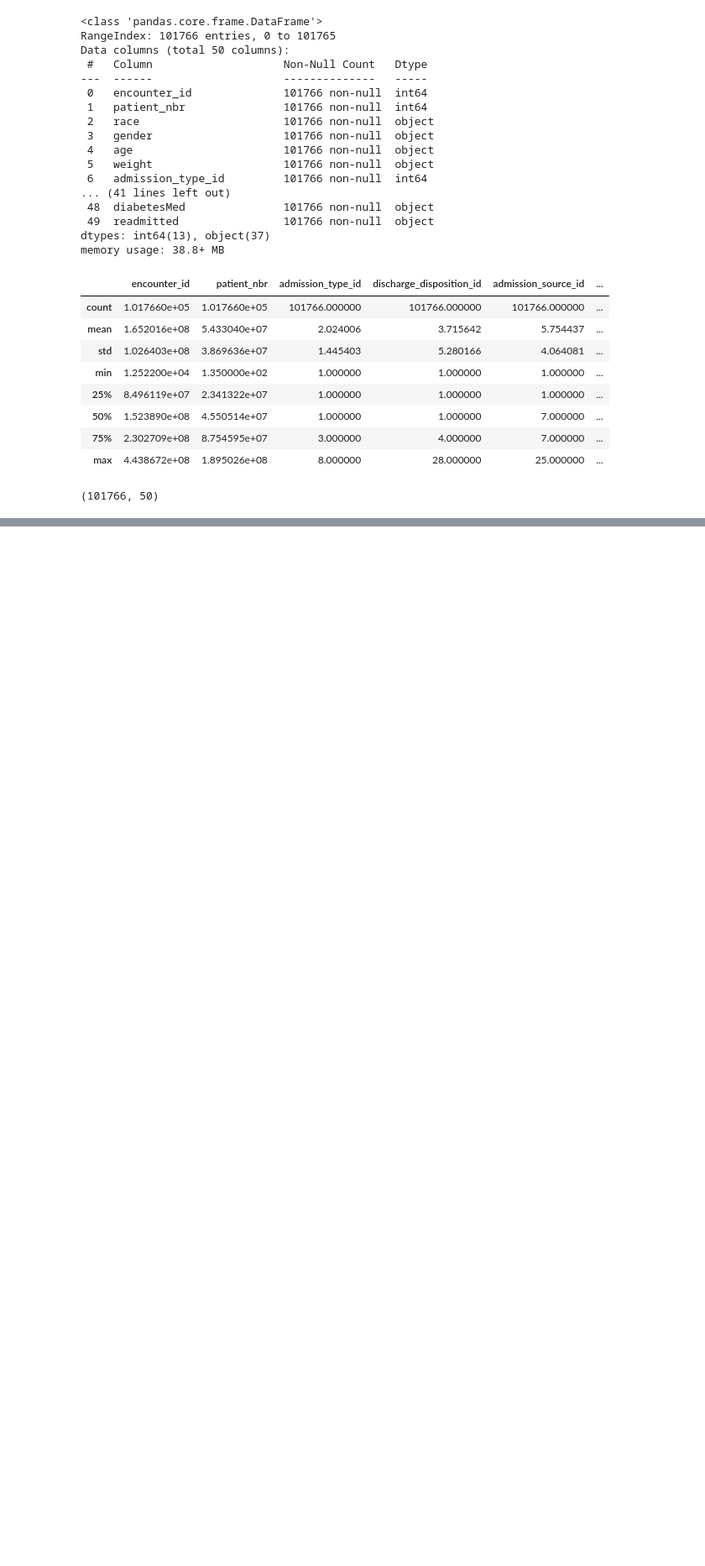
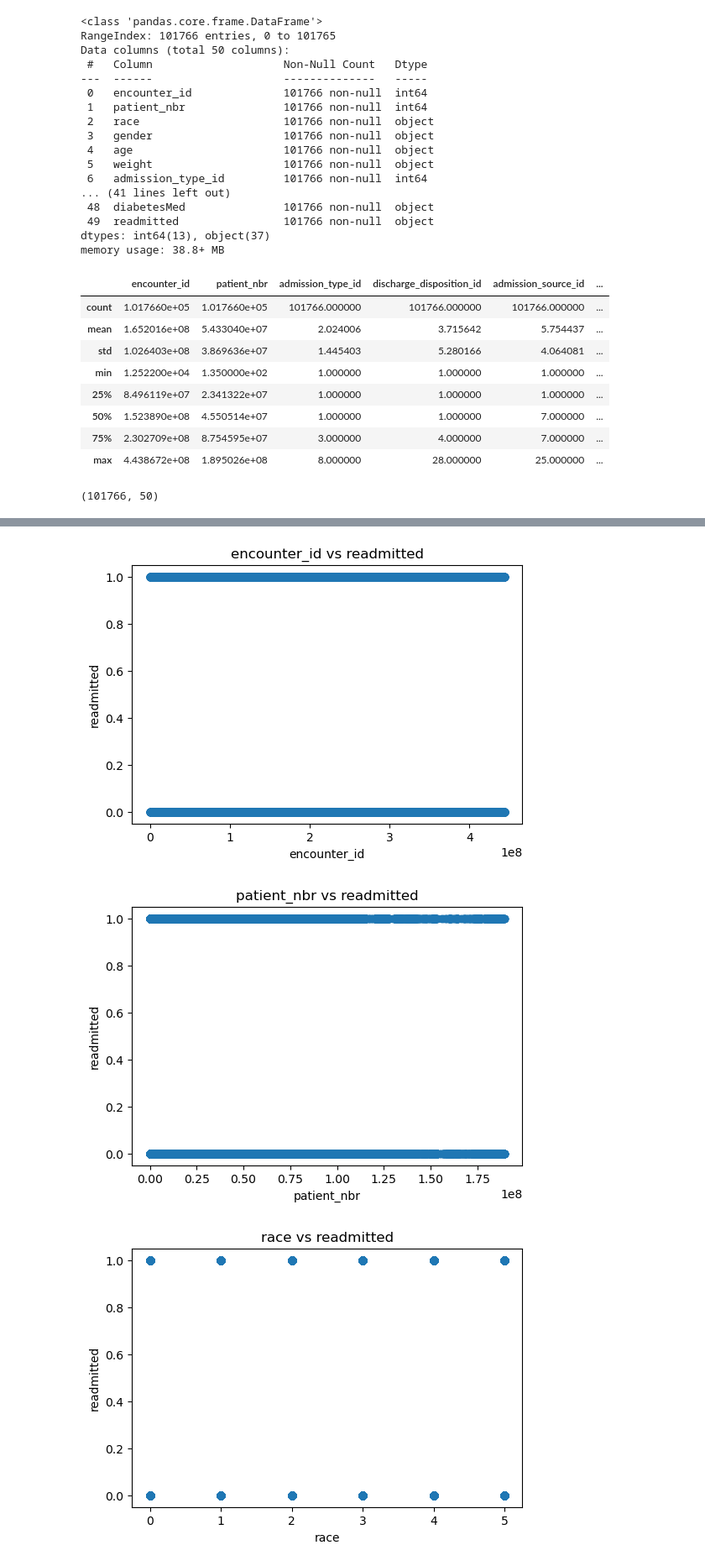
Before and after one commit to DylanSuniaga/CAP_3764_2025_Fall_Team_3, a Jupyter notebook: notebooks/main.ipynb, the cells around one changed output, grey strips where cells are left out. Shown at 84% size. Cells and saved outputs as stored; diff of their text form; code cells hidden in the pictures; blank space fills up the shorter version.

```diff
--- a/notebooks/main.ipynb
+++ b/notebooks/main.ipynb
@@ -42,0 +66,6 @@ df.shape
+# %%
+df_encoded = df.copy()
+mappings = {}
+for col in df_encoded.select_dtypes(exclude="number").columns:
+    df_encoded[col], uniques = pd.factorize(df_encoded[col])
+    mappings[col] = dict(enumerate(uniques))
@@ -42,0 +80,2 @@ df.shape
+# %%
+df_encoded['readmitted'] = df_encoded['readmitted'].map({0:0, 1:1, 2:1})
@@ -42,0 +104,14 @@ df.shape
+# %%
+label = 'readmitted'
+features = df_encoded.select_dtypes(include='number').columns.drop(label)
+for col in features:
+    plt.figure(figsize=(6,4))
+    plt.scatter(df_encoded[col], df_encoded[label])
+    plt.title(f"{col} vs {label}")
+    plt.xlabel(col)
+    plt.ylabel(label)
+    plt.show()
+# %% [output]
+[figure, added]
+[figure, added]
+[figure, added]
```
Also changed, not shown: parts of 12 cells of this notebook, 1 other file.
